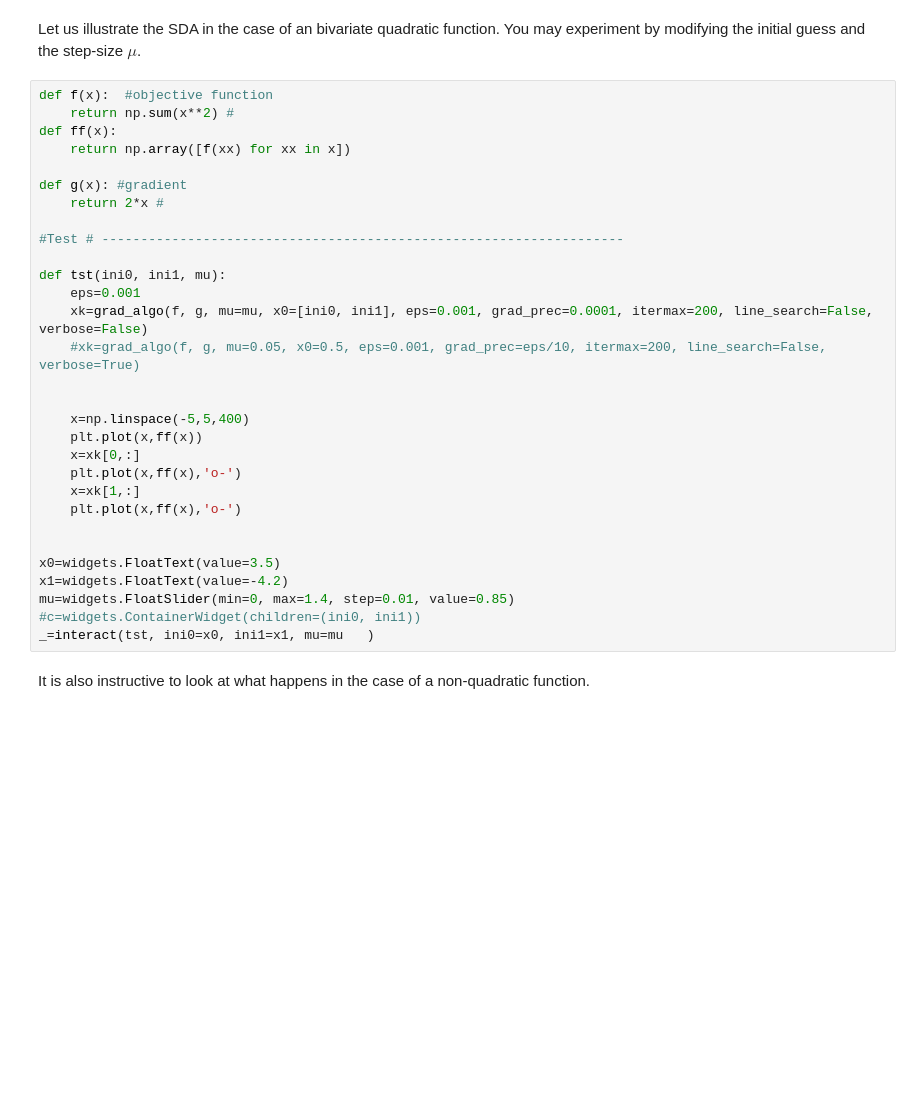
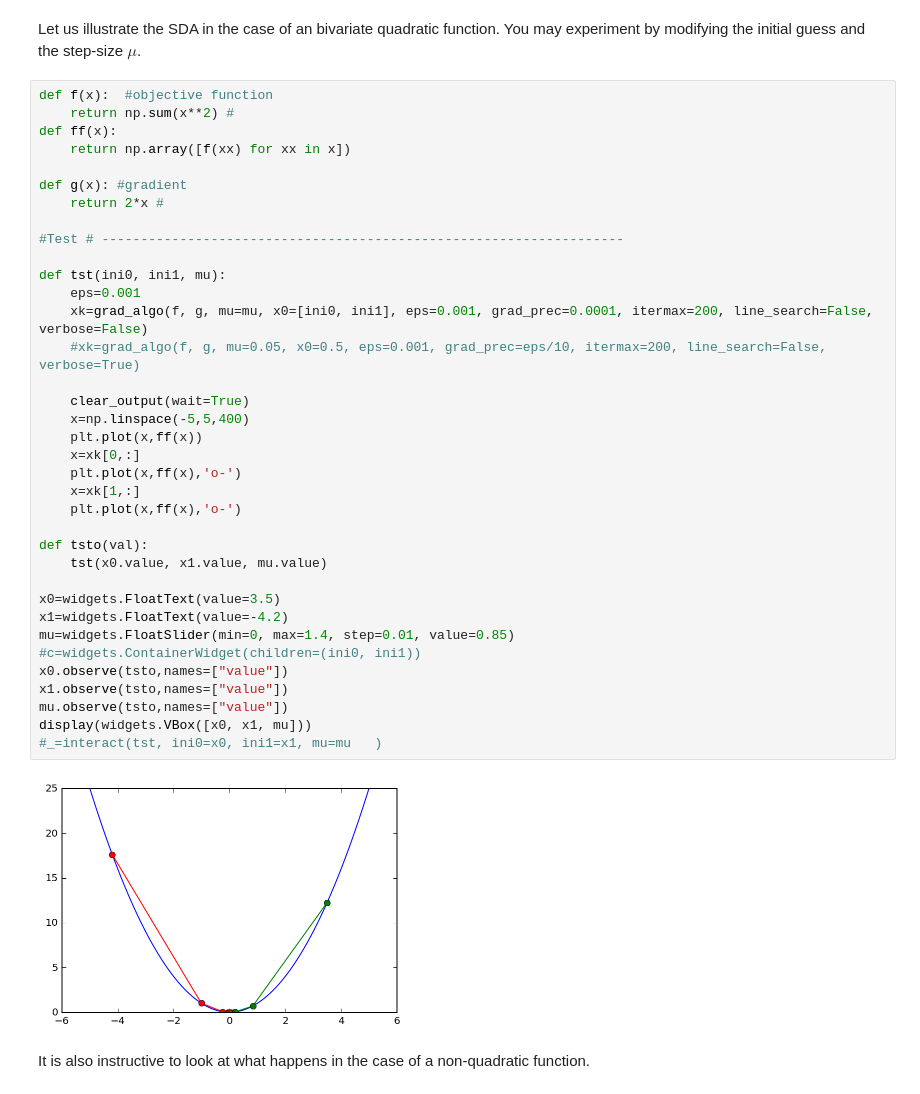
Before and after one commit to jfbercher/LecturesSignalProcessing, a Jupyter notebook: src/Grad_algo.ipynb, the cells around one changed output. Cells and saved outputs as stored; diff of their text form; blank space fills up the shorter version.

```diff
--- a/src/Grad_algo.ipynb
+++ b/src/Grad_algo.ipynb
@@ -86,33 +86,41 @@ Let us illustrate the SDA in the case of an bivariate quadratic function. You ma
 # %%
 def f(x):  #objective function
     return np.sum(x**2) #
 def ff(x):
     return np.array([f(xx) for xx in x])
 
 def g(x): #gradient
     return 2*x #
 
 #Test # -------------------------------------------------------------------
 
 def tst(ini0, ini1, mu):
     eps=0.001
     xk=grad_algo(f, g, mu=mu, x0=[ini0, ini1], eps=0.001, grad_prec=0.0001, itermax=200, line_search=False, verbose=False)
     #xk=grad_algo(f, g, mu=0.05, x0=0.5, eps=0.001, grad_prec=eps/10, itermax=200, line_search=False, verbose=True)
 
-
+    clear_output(wait=True)
     x=np.linspace(-5,5,400)
     plt.plot(x,ff(x))
     x=xk[0,:]
     plt.plot(x,ff(x),'o-')
     x=xk[1,:]
     plt.plot(x,ff(x),'o-')
 
+def tsto(val):
+    tst(x0.value, x1.value, mu.value)
 
 x0=widgets.FloatText(value=3.5)
 x1=widgets.FloatText(value=-4.2)
 mu=widgets.FloatSlider(min=0, max=1.4, step=0.01, value=0.85)
 #c=widgets.ContainerWidget(children=(ini0, ini1))
-_=interact(tst, ini0=x0, ini1=x1, mu=mu   )
+x0.observe(tsto,names=["value"])
+x1.observe(tsto,names=["value"])
+mu.observe(tsto,names=["value"])
+display(widgets.VBox([x0, x1, mu]))
+#_=interact(tst, ini0=x0, ini1=x1, mu=mu   )
+# %% [output]
+[figure, added]
 # %% [markdown]
 It is also instructive to look at what happens in the case of a non-quadratic function.
 # %%
```
Also changed, not shown: parts of 12 cells of this notebook, 30 other files.
